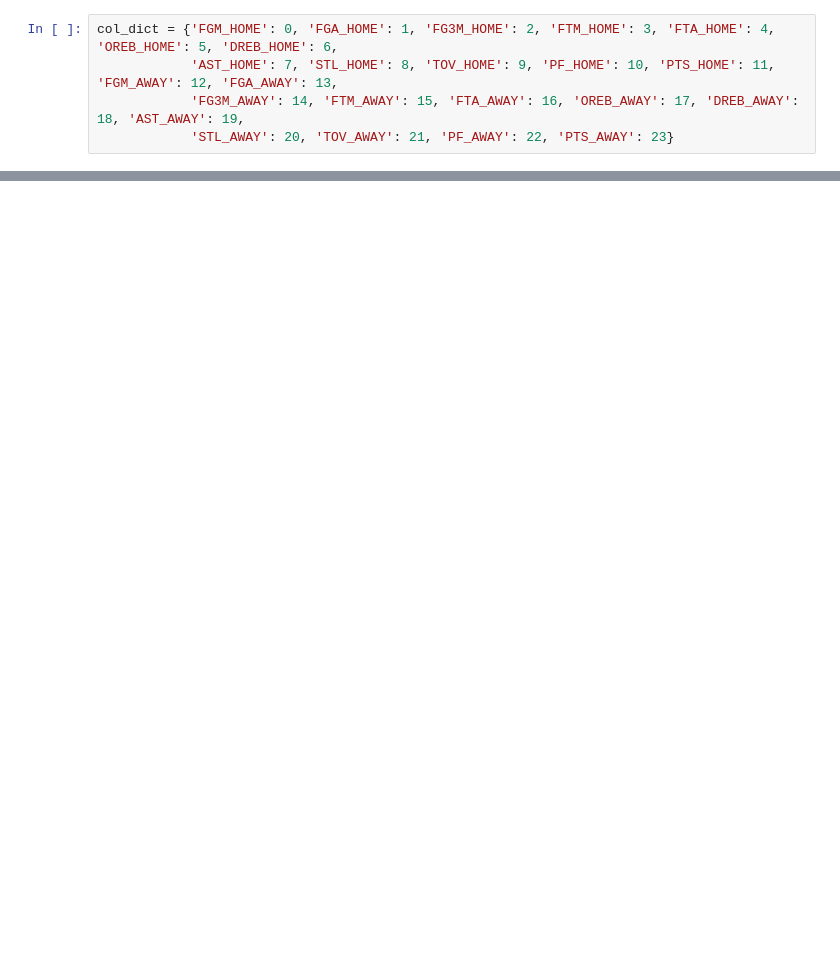
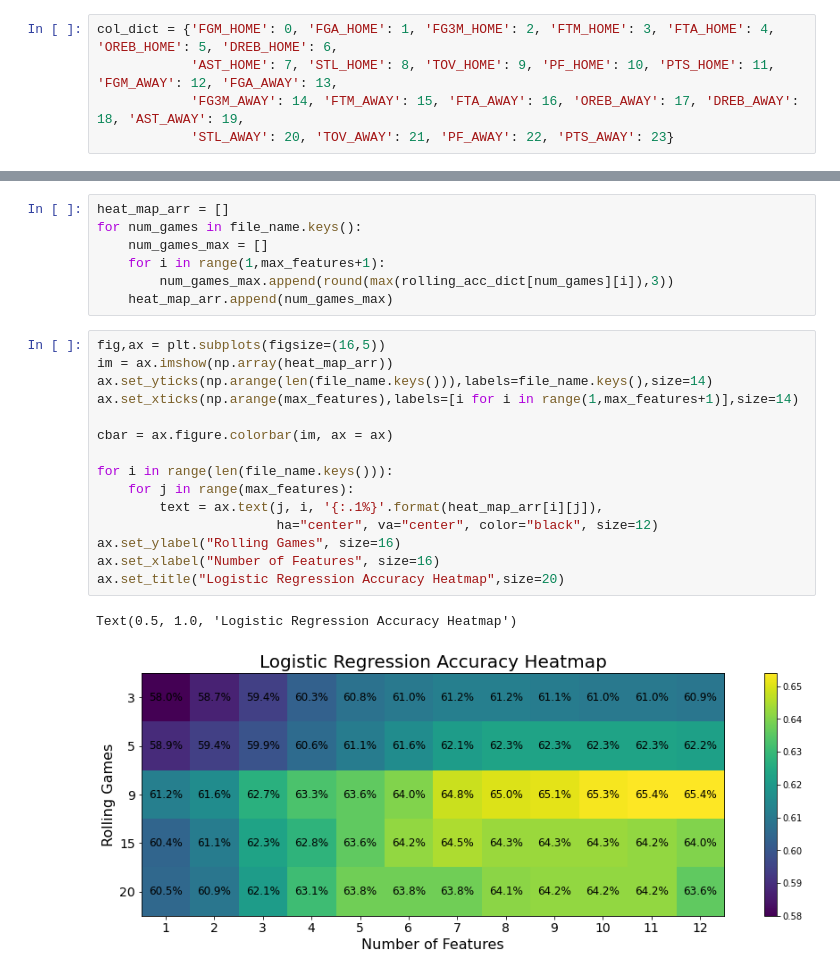
Before and after one commit to Tjrichards1300/NBAPredictions, a Jupyter notebook: code/Models/LogisticRegression.ipynb, the cells around one changed output, grey strips where cells are left out. Saved outputs shown, nothing was run; the diff lists cells and outputs as text; blank space fills up the shorter version.

```diff
--- a/code/Models/LogisticRegression.ipynb
+++ b/code/Models/LogisticRegression.ipynb
@@ -86,0 +121,25 @@ Features ['FGA_HOME', 'FTA_HOME', 'OREB_HOME', 'DREB_HOME', 'AST_HOME', 'STL_HOM
+# %%
+heat_map_arr = []
+for num_games in file_name.keys():
+    num_games_max = []
+    for i in range(1,max_features+1):
+        num_games_max.append(round(max(rolling_acc_dict[num_games][i]),3))
+    heat_map_arr.append(num_games_max)
+# %%
+fig,ax = plt.subplots(figsize=(16,5))
+im = ax.imshow(np.array(heat_map_arr))
+ax.set_yticks(np.arange(len(file_name.keys())),labels=file_name.keys(),size=14)
+ax.set_xticks(np.arange(max_features),labels=[i for i in range(1,max_features+1)],size=14)
+
+cbar = ax.figure.colorbar(im, ax = ax)
+
+for i in range(len(file_name.keys())):
+    for j in range(max_features):
+        text = ax.text(j, i, '{:.1%}'.format(heat_map_arr[i][j]),
+                       ha="center", va="center", color="black", size=12)
+ax.set_ylabel("Rolling Games", size=16)
+ax.set_xlabel("Number of Features", size=16)
+ax.set_title("Logistic Regression Accuracy Heatmap",size=20)
+# %% [output]
+Text(0.5, 1.0, 'Logistic Regression Accuracy Heatmap')
+[figure, added]
```
Also changed, not shown: parts of 17 cells of this notebook.
